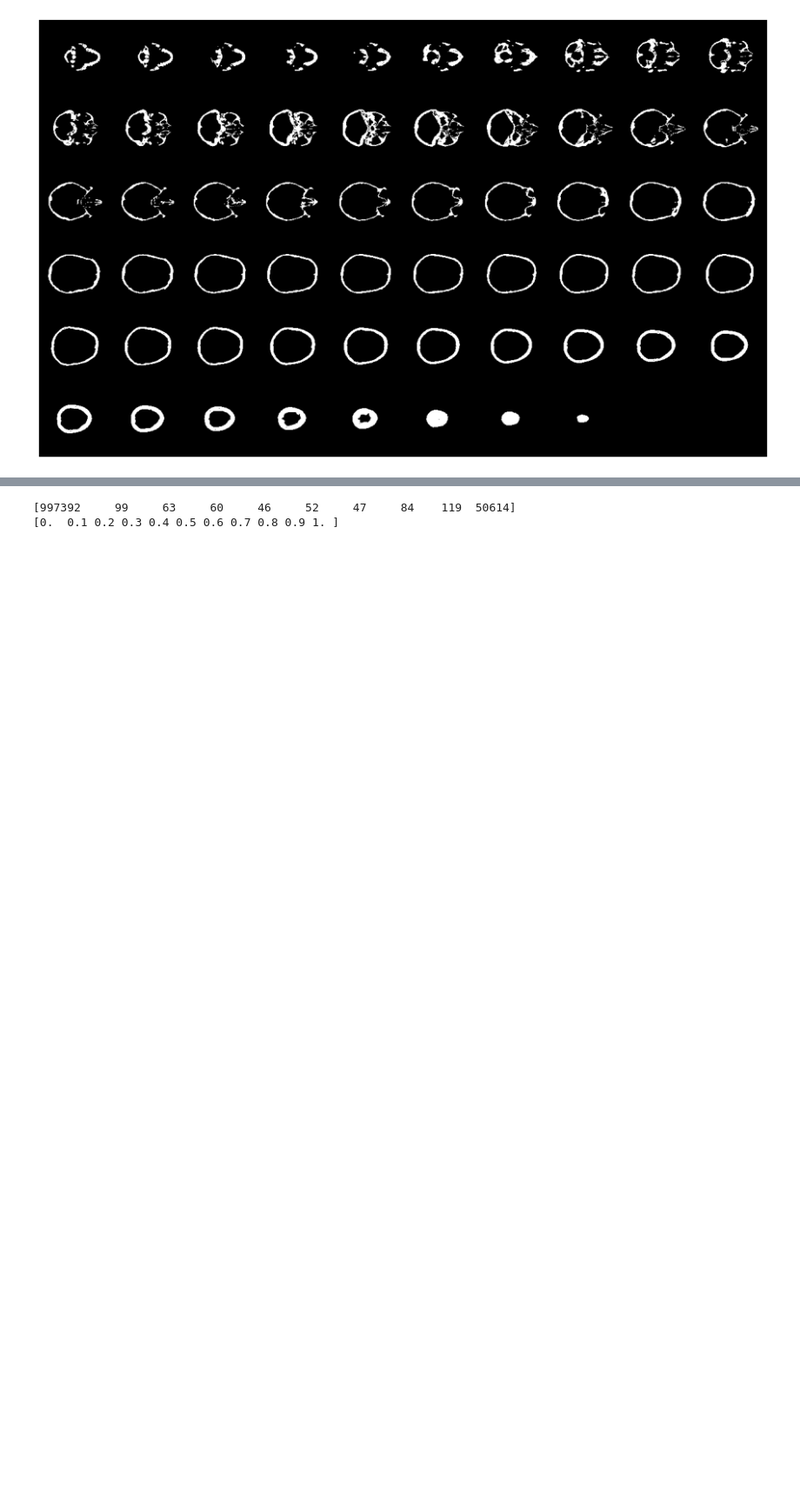
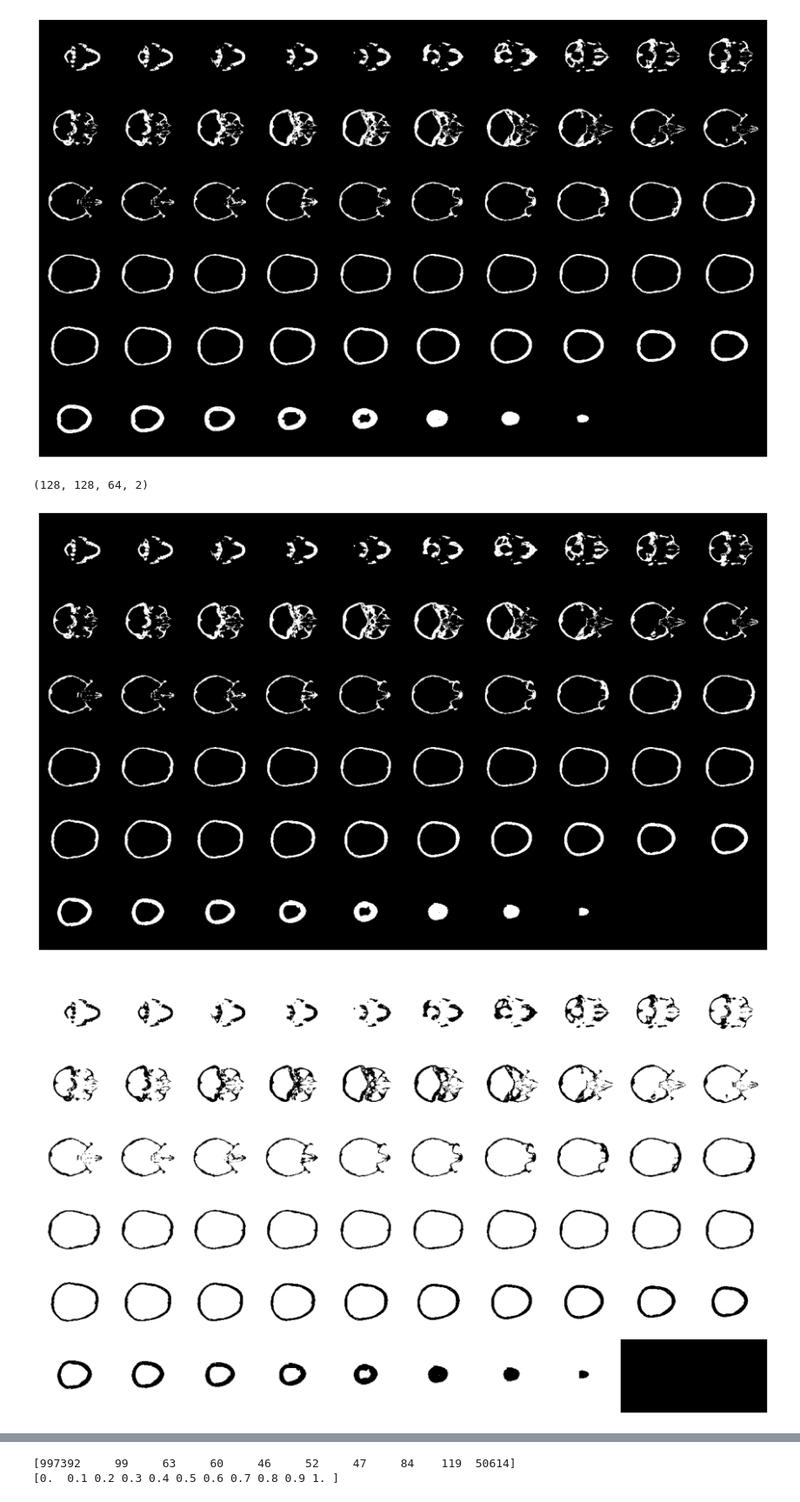
Before and after one commit to JonathanKeav/autoimplant-project, a Jupyter notebook: 3D_implant-generation-skull.ipynb, the cells around one changed output, grey strips where cells are left out. Shown at 87% size. Cells and saved outputs as stored; diff of their text form; code cells hidden in the pictures; blank space fills up the shorter version.

```diff
--- a/3D_implant-generation-skull.ipynb
+++ b/3D_implant-generation-skull.ipynb
@@ -314,3 +314,19 @@ UtilVisualise.plot_slices(6, 10, 128, 128, y_val[20,:, :, :60])
 # %% [output]
 [figure]
 [figure]
+# %%
+# Look at what one hot does
+prediction = model.predict(np.expand_dims(x_val[20], axis=0))[0]
+prediction=np.where(prediction>0.5,1,0)
+one_hot_p = tf.squeeze(tf.one_hot(prediction, 2), axis=3)
+print(one_hot_p.shape)
+UtilVisualise.plot_slices(6, 10, 128, 128, prediction[:,:, :60])
+UtilVisualise.plot_slices(6, 10, 128, 128, one_hot_p[:, :, :60, 0])
+UtilVisualise.plot_slices(6, 10, 128, 128, one_hot_p[:, :, :60, 1])
+#UtilVisualise.plot_slices(6, 10, 128, 128, y_val[20,:, :, :60])
+#dice_loss_scores.append(dice_loss(prediction[:,:,:,0],y_val[i].astype('float32')).numpy())
+#tf.one_hot(prediction, 2)
+# %% [output]
+(128, 128, 64, 2)
+[figure, added]
+[figure, added]
```
Also changed, not shown: parts of 4 cells of this notebook, 1 other file.
